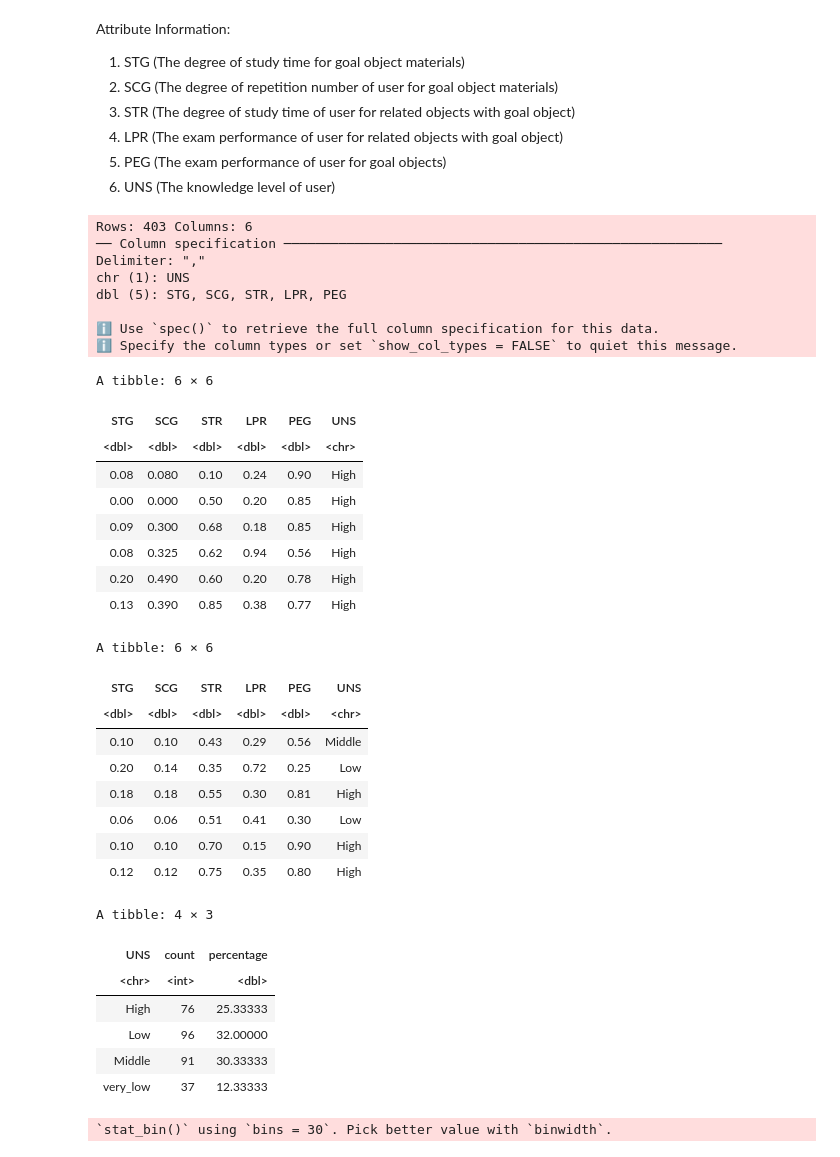
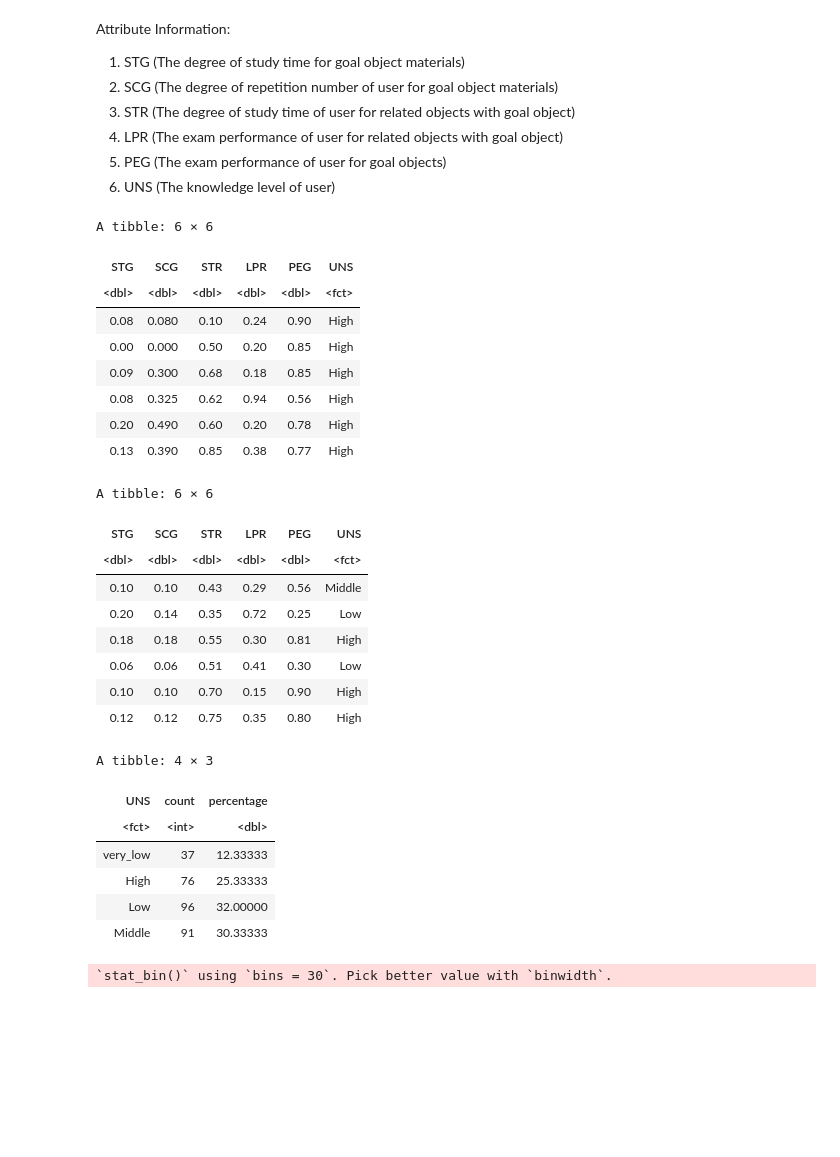
Before and after one commit to kellylee123/dsci-100-2022w1-group-41, a Jupyter notebook: Project_version_1.ipynb, the cells around one changed output. Cells and saved outputs as stored; diff of their text form; code cells hidden in the pictures; blank space fills up the shorter version.

Commit message:
Version 4
Changed to reading an excel file

```diff
--- a/Project_version_1.ipynb
+++ b/Project_version_1.ipynb
@@ -34,43 +35,38 @@ Attribute Information: <br>
 5) PEG (The exam performance of user for goal objects) <br>
 6) UNS (The knowledge level of user) <br>
 # %%
-user_modeling_dataset = read_csv("data/User_Modeling_Data.csv", col_names = TRUE) %>%
+user_modeling_dataset = read_excel(path = "data/User_Modeling_Data.xlsx", col_names = TRUE) %>%
     select("STG":"UNS")
+
+# convert user knowledge character into a factor
+user_modeling_dataset = user_modeling_dataset %>% mutate(UNS = as_factor(UNS))
 
 set.seed(1)
 
 user_modeling_split = initial_split(user_modeling_dataset, prop = 0.75, strata = UNS)
 user_modeling_train = training(user_modeling_split)
 user_modeling_test = testing(user_modeling_split)
 
 head(user_modeling_train)
 # training data will be 75% of the original dataset
 head(user_modeling_test)
 # testing data will be 25% of the original dataset
 
 # this dataset is already cleaned and does not need tidying: each row is an observation and each column is a variable with no NA values.
-# we choose to look at SCG and PEG predictor variables, analyzing their relationship to user knowledge - done below.
+# we choose to look at the distribution of all predictor variables, analyzing their relationship to user knowledge - done below.
 # %% [output]
-Rows: 403 Columns: 6
-── Column specification ────────────────────────────────────────────────────────
-Delimiter: ","
-chr (1): UNS
-dbl (5): STG, SCG, STR, LPR, PEG
-
-ℹ Use `spec()` to retrieve the full column specification for this data.
-ℹ Specify the column types or set `show_col_types = FALSE` to quiet this message.
+A tibble: 6 × 6
+| STG | SCG | STR | LPR | PEG | UNS |
+| <dbl> | <dbl> | <dbl> | <dbl> | <dbl> | <fct> |
+| 0.08 | 0.080 | 0.10 | 0.24 | 0.90 | High |
+| 0.00 | 0.000 | 0.50 | 0.20 | 0.85 | High |
+| 0.09 | 0.300 | 0.68 | 0.18 | 0.85 | High |
+| 0.08 | 0.325 | 0.62 | 0.94 | 0.56 | High |
+| 0.20 | 0.490 | 0.60 | 0.20 | 0.78 | High |
+| 0.13 | 0.390 | 0.85 | 0.38 | 0.77 | High |
 A tibble: 6 × 6
-| STG | SCG | STR | LPR | PEG | UNS |
-| <dbl> | <dbl> | <dbl> | <dbl> | <dbl> | <chr> |
-| 0.08 | 0.080 | 0.10 | 0.24 | 0.90 | High |
-| 0.00 | 0.000 | 0.50 | 0.20 | 0.85 | High |
-| 0.09 | 0.300 | 0.68 | 0.18 | 0.85 | High |
-| 0.08 | 0.325 | 0.62 | 0.94 | 0.56 | High |
-| 0.20 | 0.490 | 0.60 | 0.20 | 0.78 | High |
-| 0.13 | 0.390 | 0.85 | 0.38 | 0.77 | High |
-A tibble: 6 × 6
 | STG | SCG | STR | LPR | PEG | UNS |
-| <dbl> | <dbl> | <dbl> | <dbl> | <dbl> | <chr> |
+| <dbl> | <dbl> | <dbl> | <dbl> | <dbl> | <fct> |
 | 0.10 | 0.10 | 0.43 | 0.29 | 0.56 | Middle |
 | 0.20 | 0.14 | 0.35 | 0.72 | 0.25 | Low |
 | 0.18 | 0.18 | 0.55 | 0.30 | 0.81 | High |
@@ -91,9 +87,9 @@ UNS_tble
 # %% [output]
 A tibble: 4 × 3
 | UNS | count | percentage |
-| <chr> | <int> | <dbl> |
+| <fct> | <int> | <dbl> |
+| very_low | 37 | 12.33333 |
 | High | 76 | 25.33333 |
 | Low | 96 | 32.00000 |
 | Middle | 91 | 30.33333 |
-| very_low | 37 | 12.33333 |
 # %%
```
Also changed, not shown: parts of 10 cells of this notebook.
